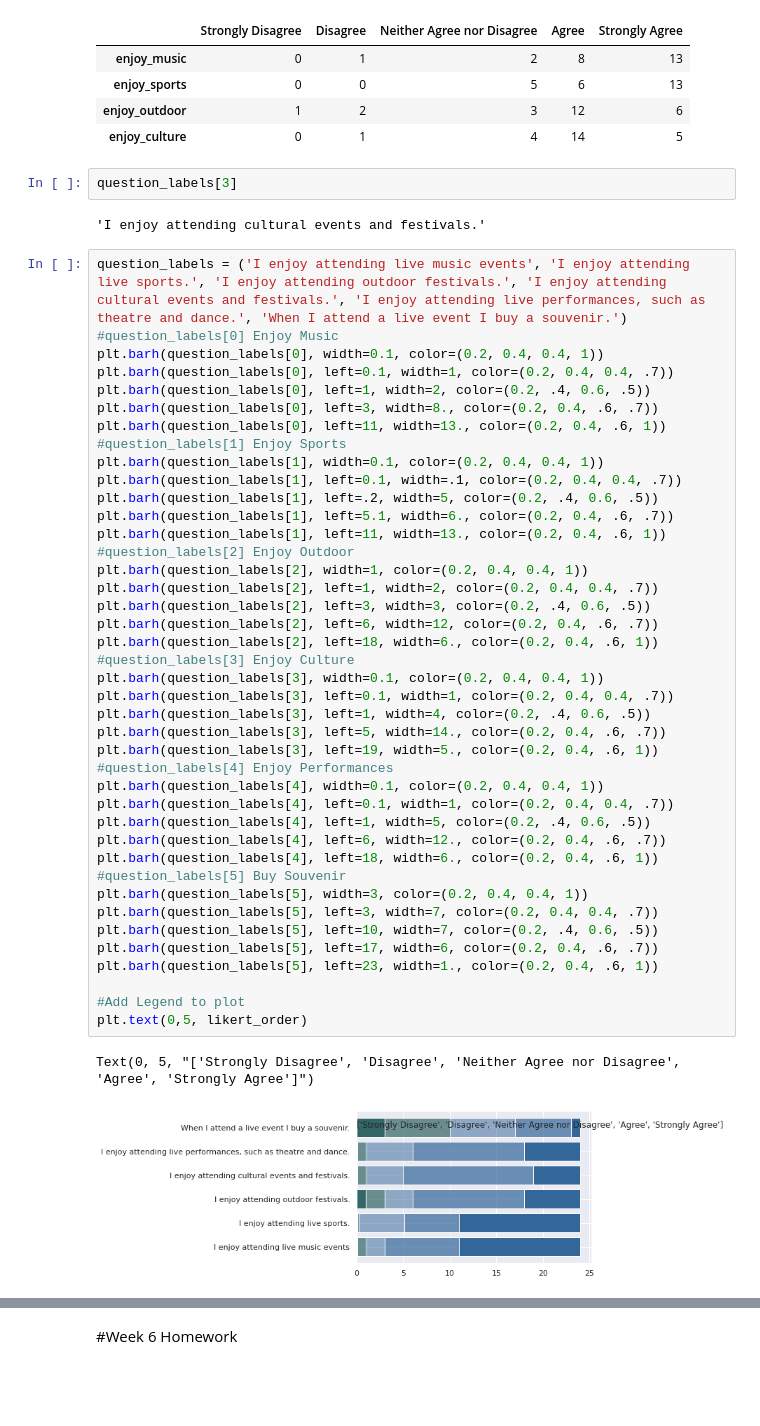
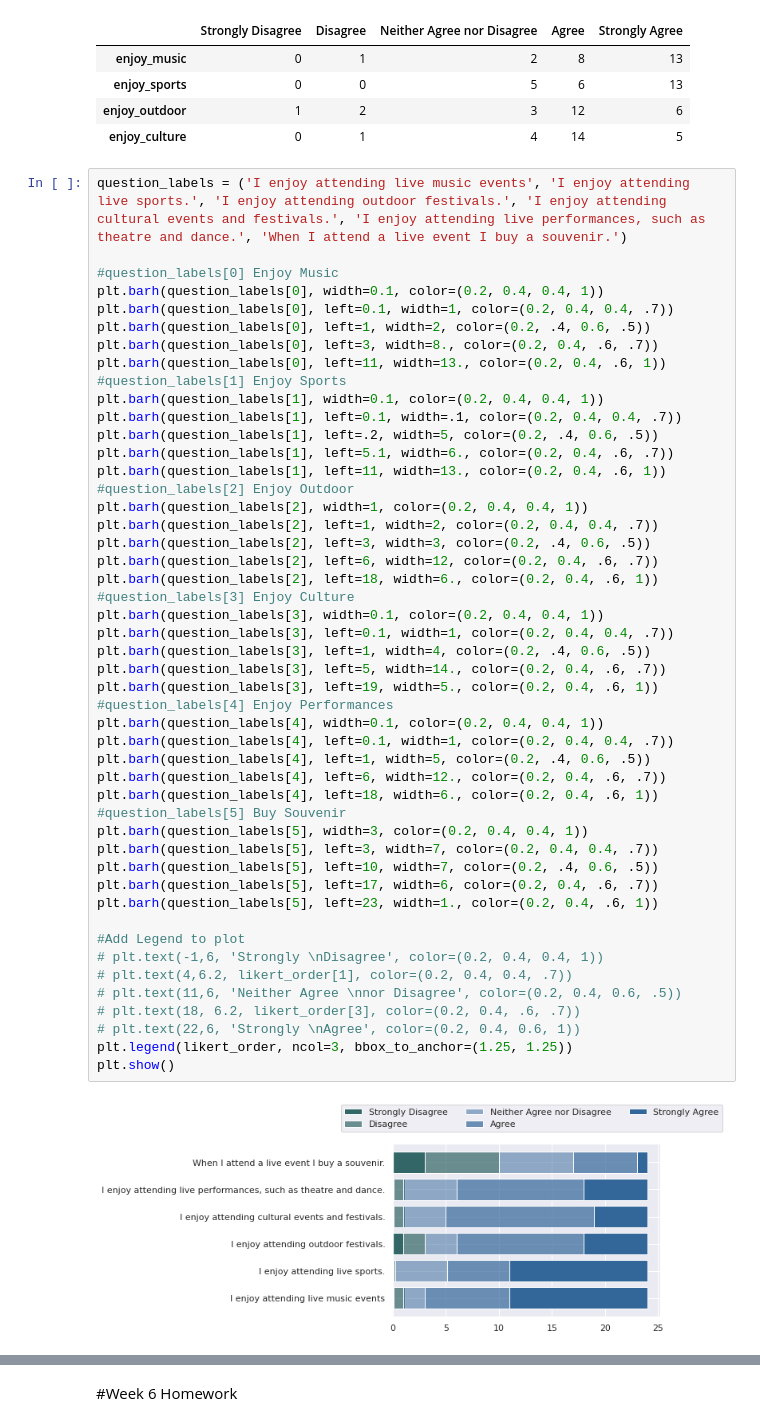
Before and after one commit to LibbyFender/Learning, a Jupyter notebook: SPEX650.ipynb, the cells around one changed output, grey strips where cells are left out. Cells and saved outputs as stored; diff of their text form; blank space fills up the shorter version.

```diff
--- a/SPEX650.ipynb
+++ b/SPEX650.ipynb
@@ -594,12 +619,9 @@ df_q_likert_order[:4]
 | enjoy_sports | 0 | 0 | 5 | 6 | 13 |
 | enjoy_outdoor | 1 | 2 | 3 | 12 | 6 |
 | enjoy_culture | 0 | 1 | 4 | 14 | 5 |
-# %%
-question_labels[3]
-# %% [output]
-'I enjoy attending cultural events and festivals.'
 # %%
 question_labels = ('I enjoy attending live music events', 'I enjoy attending live sports.', 'I enjoy attending outdoor festivals.', 'I enjoy attending cultural events and festivals.', 'I enjoy attending live performances, such as theatre and dance.', 'When I attend a live event I buy a souvenir.')
+
 #question_labels[0] Enjoy Music
 plt.barh(question_labels[0], width=0.1, color=(0.2, 0.4, 0.4, 1))
 plt.barh(question_labels[0], left=0.1, width=1, color=(0.2, 0.4, 0.4, .7))
@@ -612,33 +634,38 @@ plt.barh(question_labels[1], left=0.1, width=.1, color=(0.2, 0.4, 0.4, .7))
 plt.barh(question_labels[1], left=.2, width=5, color=(0.2, .4, 0.6, .5))
 plt.barh(question_labels[1], left=5.1, width=6., color=(0.2, 0.4, .6, .7))
 plt.barh(question_labels[1], left=11, width=13., color=(0.2, 0.4, .6, 1))
 #question_labels[2] Enjoy Outdoor
 plt.barh(question_labels[2], width=1, color=(0.2, 0.4, 0.4, 1))
 plt.barh(question_labels[2], left=1, width=2, color=(0.2, 0.4, 0.4, .7))
 plt.barh(question_labels[2], left=3, width=3, color=(0.2, .4, 0.6, .5))
 plt.barh(question_labels[2], left=6, width=12, color=(0.2, 0.4, .6, .7))
 plt.barh(question_labels[2], left=18, width=6., color=(0.2, 0.4, .6, 1))
 #question_labels[3] Enjoy Culture
 plt.barh(question_labels[3], width=0.1, color=(0.2, 0.4, 0.4, 1))
 plt.barh(question_labels[3], left=0.1, width=1, color=(0.2, 0.4, 0.4, .7))
 plt.barh(question_labels[3], left=1, width=4, color=(0.2, .4, 0.6, .5))
 plt.barh(question_labels[3], left=5, width=14., color=(0.2, 0.4, .6, .7))
 plt.barh(question_labels[3], left=19, width=5., color=(0.2, 0.4, .6, 1))
 #question_labels[4] Enjoy Performances
 plt.barh(question_labels[4], width=0.1, color=(0.2, 0.4, 0.4, 1))
 plt.barh(question_labels[4], left=0.1, width=1, color=(0.2, 0.4, 0.4, .7))
 plt.barh(question_labels[4], left=1, width=5, color=(0.2, .4, 0.6, .5))
 plt.barh(question_labels[4], left=6, width=12., color=(0.2, 0.4, .6, .7))
 plt.barh(question_labels[4], left=18, width=6., color=(0.2, 0.4, .6, 1))
 #question_labels[5] Buy Souvenir
 plt.barh(question_labels[5], width=3, color=(0.2, 0.4, 0.4, 1))
 plt.barh(question_labels[5], left=3, width=7, color=(0.2, 0.4, 0.4, .7))
 plt.barh(question_labels[5], left=10, width=7, color=(0.2, .4, 0.6, .5))
 plt.barh(question_labels[5], left=17, width=6, color=(0.2, 0.4, .6, .7))
 plt.barh(question_labels[5], left=23, width=1., color=(0.2, 0.4, .6, 1))
 
 #Add Legend to plot
-plt.text(0,5, likert_order)
+# plt.text(-1,6, 'Strongly \nDisagree', color=(0.2, 0.4, 0.4, 1))
+# plt.text(4,6.2, likert_order[1], color=(0.2, 0.4, 0.4, .7))
+# plt.text(11,6, 'Neither Agree \nnor Disagree', color=(0.2, 0.4, 0.6, .5))
+# plt.text(18, 6.2, likert_order[3], color=(0.2, 0.4, .6, .7))
+# plt.text(22,6, 'Strongly \nAgree', color=(0.2, 0.4, 0.6, 1))
+plt.legend(likert_order, ncol=3, bbox_to_anchor=(1.25, 1.25))
+plt.show()
 # %% [output]
-Text(0, 5, "['Strongly Disagree', 'Disagree', 'Neither Agree nor Disagree', 'Agree', 'Strongly Agree']")
-[figure, old version]
+[figure, new version]
```
Also changed, not shown: parts of 10 cells of this notebook.
